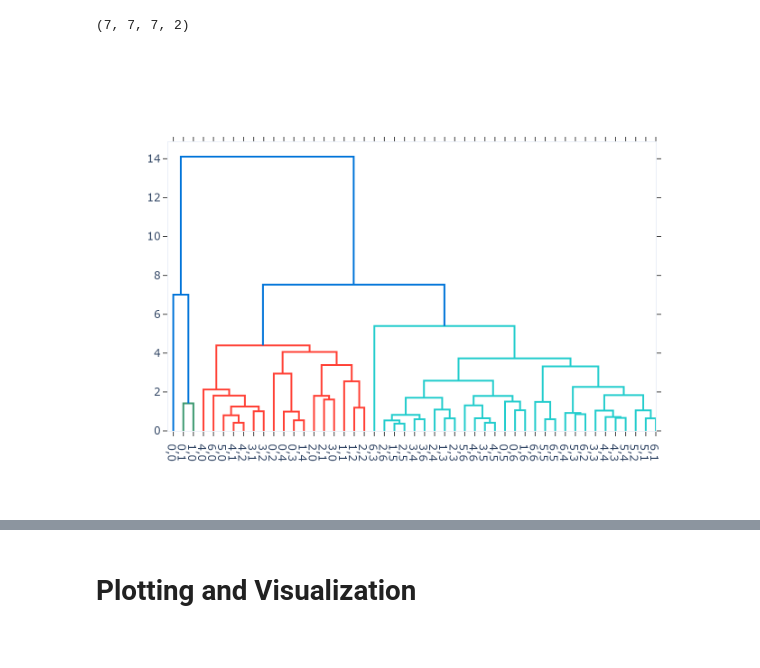
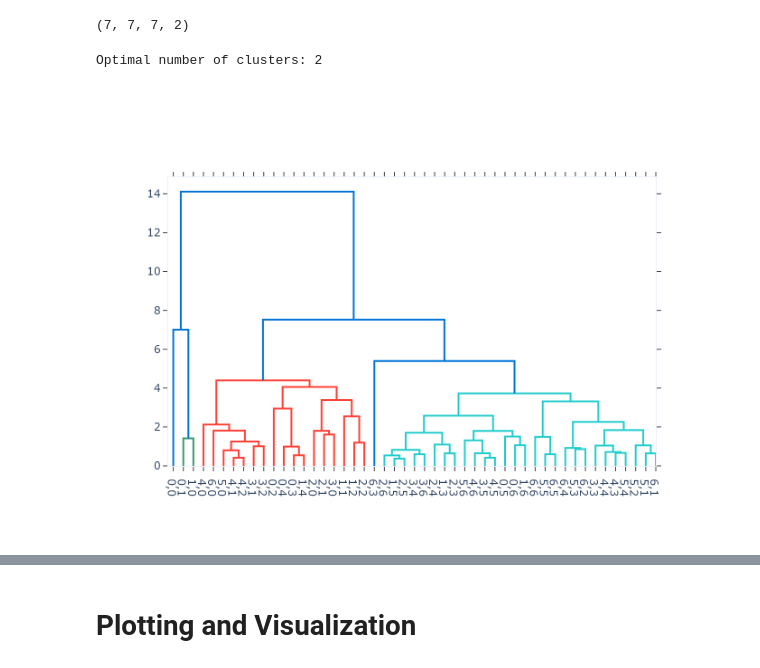
Before and after one commit to NorskRegnesentral/hydro-som, a Jupyter notebook: experimentation.ipynb, the cells around one changed output, grey strips where cells are left out. Saved outputs shown, nothing was run; the diff lists cells and outputs as text; code cells hidden in the pictures.

```diff
--- a/experimentation.ipynb
+++ b/experimentation.ipynb
@@ -180,18 +169,20 @@ else:
 # %%
-fig = px.line(cluster_df, x='n_clusters', y='dbi', markers=True)
-fig.layout.title = f"Optimal number of clusters: {optimal_cluster['n_clusters']}"
+fig = px.line(cluster_df, x='Number of clusters', y='DBI', markers=True)
+print(f"Optimal number of clusters: {optimal_cluster["Number of clusters"]}")
+#fig.layout.title = f"Optimal number of clusters: {optimal_cluster['n_clusters']}"
 fig
+# %% [output]
+Optimal number of clusters: 2
-# %%
-# Using method 'complete' in scipy's linkage function yields the same as the default in create_dendrogram
-show_figure(create_dendrogram(
-    flat_weights,
-    linkagefun=lambda _: links,
-    labels=labels,
-    # NB! The color_threshold must be manually set to a value corresponding to the number of clusters
-    color_threshold=6
-))
-# %% [output]
-[figure, removed]
+# %%
+show_figure(create_dendrogram(
+    flat_weights,
+    linkagefun=lambda _: links,
+    labels=labels,
+    # NB! The color_threshold must be manually set to a value corresponding to the number of clusters
+    color_threshold=5
+))
+# %% [output]
+[figure, added]
 # %%
 # Optimal number of lables
 node_labels = selected_cluster['labels'].reshape(som_nx, som_ny)
```
Also changed, not shown: parts of 6 cells of this notebook.
